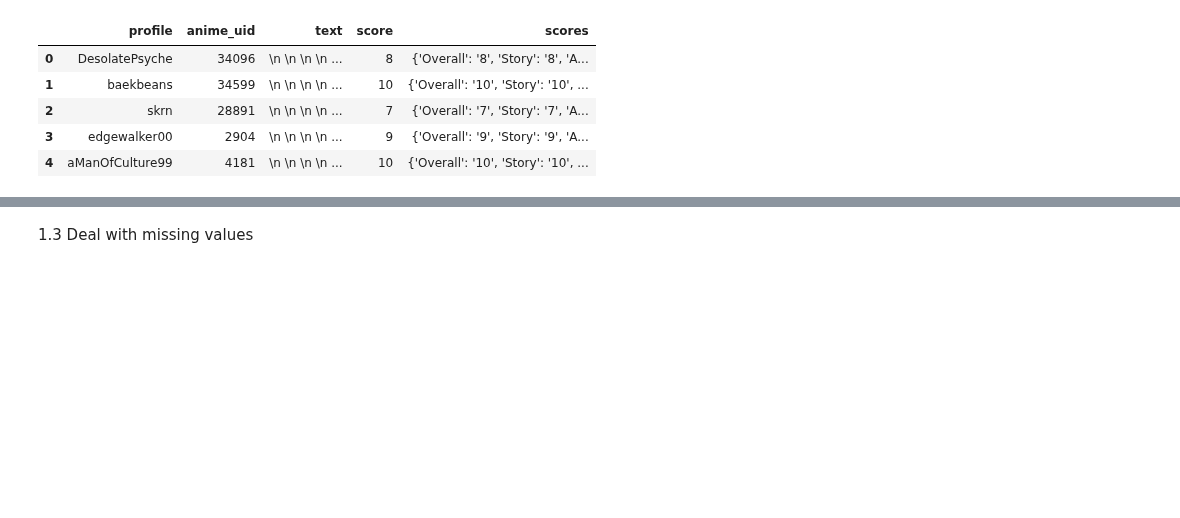
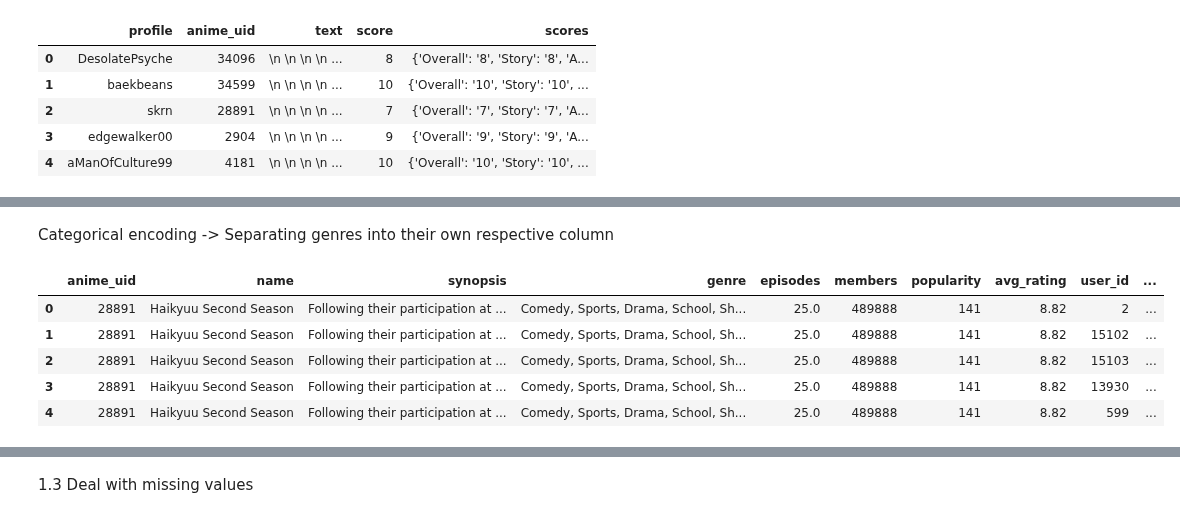
Before and after one commit to Haaris-Syed/AnimeRecommender, a Jupyter notebook: AnimeDataset-Preprocessing.ipynb, the cells around one changed output, grey strips where cells are left out. Saved outputs shown, nothing was run; the diff lists cells and outputs as text; code cells hidden in the pictures; blank space fills up the shorter version.

```diff
--- a/AnimeDataset-Preprocessing.ipynb
+++ b/AnimeDataset-Preprocessing.ipynb
@@ -101,0 +112,14 @@ anime_rating['user_id'] = anime_rating.user_id.astype('object')
+# %% [markdown]
+Categorical encoding -> Separating genres into their own respective column
+# %%
+# replace the characters "[]'" with an empty space as the genre column is already of type string
+merged_anime_reviews_df['genre'] = [merged_anime_reviews_df['genre'][0].translate({ord(i): "" for i in "[]'"}) for anime in merged_anime_reviews_df['genre']]
+
+merged_anime_reviews_df.head(5)
+# %% [output]
+|  | anime_uid | name | synopsis | genre | episodes | members | popularity | avg_rating | user_id | ... |
+| 0 | 28891 | Haikyuu Second Season | Following their participation at ... | Comedy, Sports, Drama, School, Sh... | 25.0 | 489888 | 141 | 8.82 | 2 | ... |
+| 1 | 28891 | Haikyuu Second Season | Following their participation at ... | Comedy, Sports, Drama, School, Sh... | 25.0 | 489888 | 141 | 8.82 | 15102 | ... |
+| 2 | 28891 | Haikyuu Second Season | Following their participation at ... | Comedy, Sports, Drama, School, Sh... | 25.0 | 489888 | 141 | 8.82 | 15103 | ... |
+| 3 | 28891 | Haikyuu Second Season | Following their participation at ... | Comedy, Sports, Drama, School, Sh... | 25.0 | 489888 | 141 | 8.82 | 13930 | ... |
+| 4 | 28891 | Haikyuu Second Season | Following their participation at ... | Comedy, Sports, Drama, School, Sh... | 25.0 | 489888 | 141 | 8.82 | 599 | ... |
```
Also changed, not shown: parts of 11 cells of this notebook.
